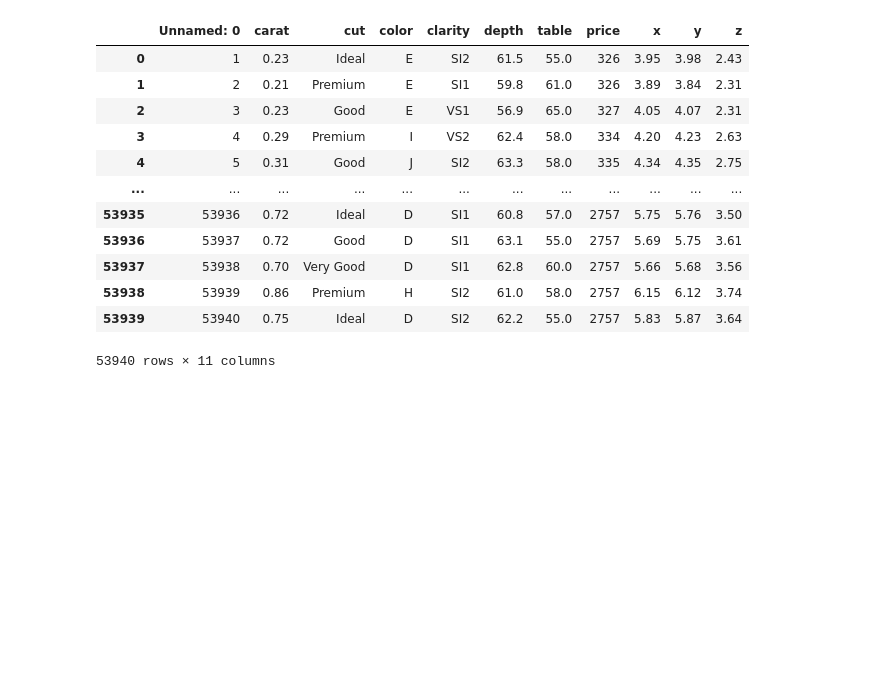
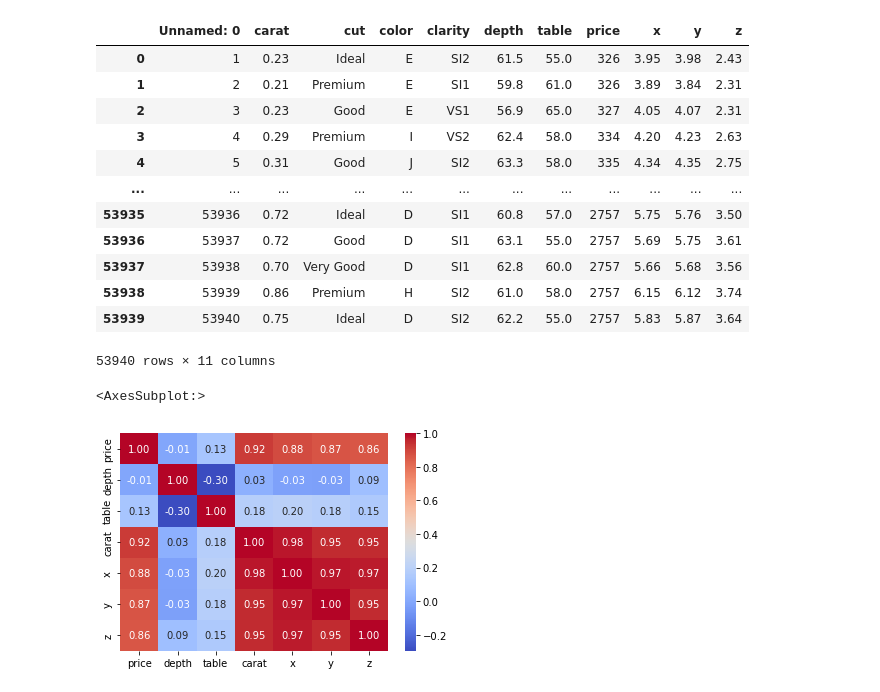
Before and after one commit to Deamon-DP/Machine-learning-projects, a Jupyter notebook: Assignment/regression/Multi.ipynb, the cells around one changed output. Saved outputs shown, nothing was run; the diff lists cells and outputs as text; code cells hidden in the pictures; blank space fills up the shorter version.

```diff
--- a/Assignment/regression/Multi.ipynb
+++ b/Assignment/regression/Multi.ipynb
@@ -25,3 +26,8 @@ df
 | 53938 | 53939 | 0.86 | Premium | H | SI2 | 61.0 | 58.0 | 2757 | 6.15 | 6.12 | 3.74 |
 | 53939 | 53940 | 0.75 | Ideal | D | SI2 | 62.2 | 55.0 | 2757 | 5.83 | 5.87 | 3.64 |
 53940 rows × 11 columns
+# %%
+sns.heatmap(df[['price','depth','table','carat','x','y','z']].corr(), annot = True, fmt = '.2f', cmap = 'coolwarm')
+# %% [output]
+<AxesSubplot:>
+[figure, added]
```
Also changed, not shown: parts of 16 cells of this notebook, 10 other files.
